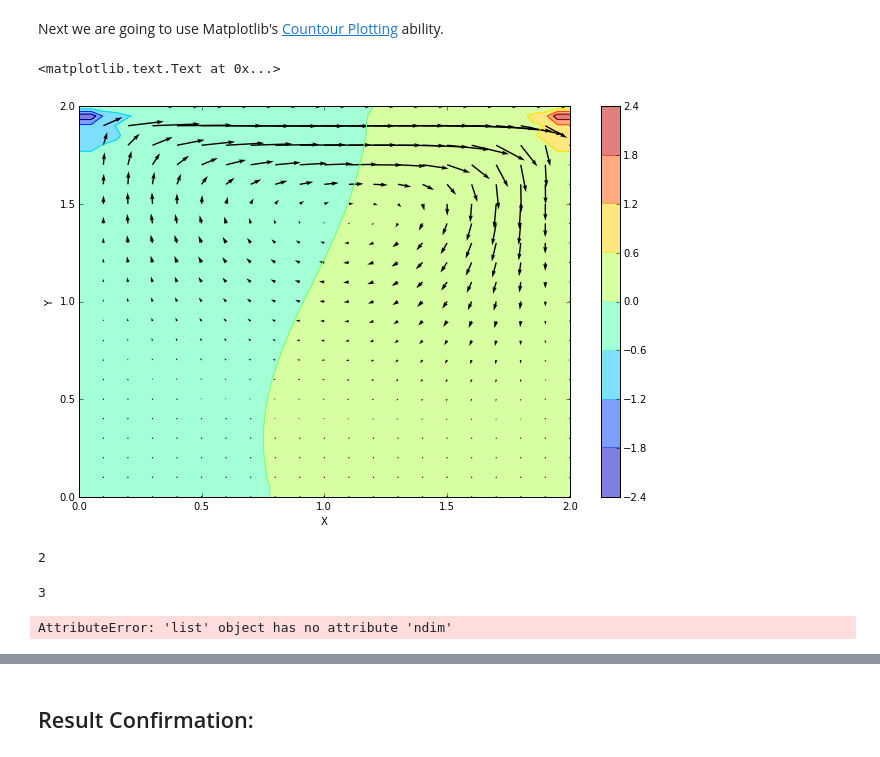
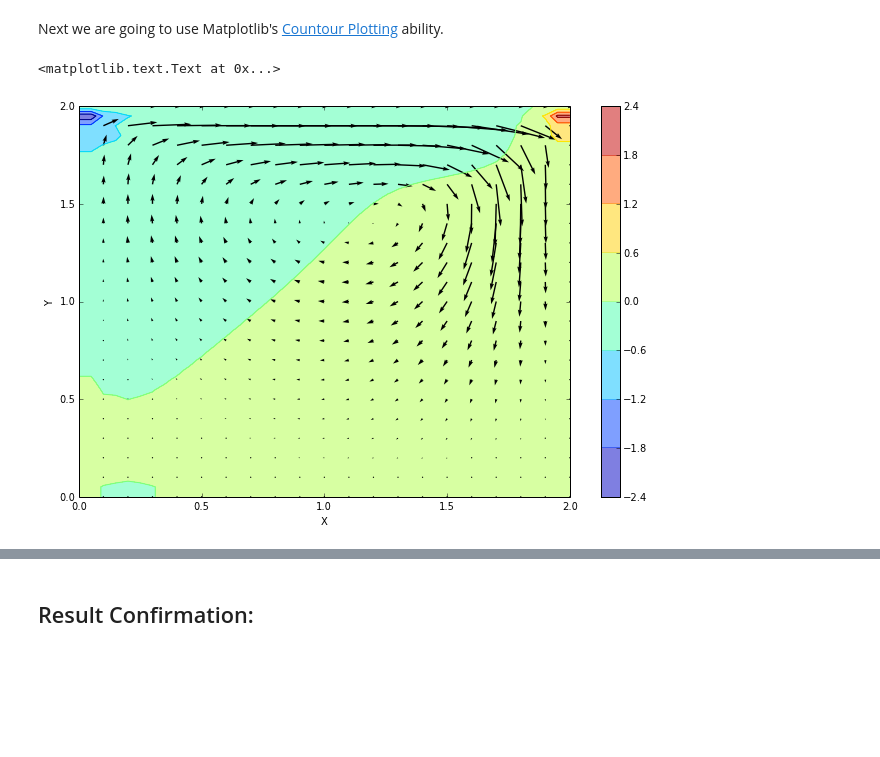
Before and after one commit to cbell14/Navier_Stokes_Acoustics, a Jupyter notebook: Final Project -- 2D Finite Difference NS & Acoustic Solver.ipynb, the cells around one changed output, grey strips where cells are left out. Saved outputs shown, nothing was run; the diff lists cells and outputs as text; code cells hidden in the pictures; blank space fills up the shorter version.

Commit message:
Expanded NS results & Vorticity
Added Vorticity and velocity contours, expanded results section for NS

```diff
--- a/Final Project -- 2D Finite Difference NS & Acoustic Solver.ipynb
+++ b/Final Project -- 2D Finite Difference NS & Acoustic Solver.ipynb
@@ -290,10 +290,6 @@ def Burger2D(u, v, P, dt, dx, dy, rho, nu, nt):
             vn[1:-1,1:-1]*(dt/dy)*(vn[1:-1,1:-1] - un[1:-1,0:-2])
         #using 2: because 2 values are clipped in i
 
-        F = np.array([u,v])
-        vort = np.gradient(F) #vorticity
-        #vort = 1
-        #F = 1
 
         u[0,:] = 0 #assign the clipped values
         u[:,0] = 0
@@ -304,35 +300,33 @@ def Burger2D(u, v, P, dt, dx, dy, rho, nu, nt):
         v[:,-1] = 0
         u[-1,:] = 0
 
-    return u, v, P, bn, vort, F
+    #calculating Vorticity (taking the curl)
+    dX = np.gradient(x)
+    dY = np.gradient(y)
+    dV = np.gradient(v)
+    dU = np.gradient(u)
+    V_gradient = dV/dX
+    U_gradient = dU/dY
+
+    Vorticity = V_gradient - U_gradient
+
+    return u, v, P, bn, Vorticity
 # %% [markdown]
 Next we are going to use Matplotlib's [Countour Plotting](http://matplotlib.org/examples/pylab_examples/contour_demo.html) ability.
 # %%
 u = np.zeros((ny,nx))
 v = np.zeros((ny,nx))
 P = np.zeros((ny,nx))
 #b = np.zeros((ny,nx))
-nt = 700
-u, v, P, bn, vorticity, F = Burger2D(u, v, P, dt, dx, dy, rho, nu, nt)
+nt = 1000
+u, v, P, bn, Vorticity = Burger2D(u, v, P, dt, dx, dy, rho, nu, nt)
 fig = plt.figure(figsize=(11,7), dpi=100)
 plt.contourf(X,Y,P,alpha=0.5)    ###plotting the pressure field as a contour
 plt.colorbar()
 plt.contour(X,Y,P)               ###plotting the pressure field outlines
 plt.quiver(X[::2,::2],Y[::2,::2],u[::2,::2],v[::2,::2], units='width') ##plotting velocity
 plt.xlabel('X')
 plt.ylabel('Y')
 # %% [output]
 <matplotlib.text.Text at 0x...>
-[figure, old version]
+[figure, new version]
-# %%
-print u.ndim
-# %% [output]
-2
-# %%
-print F.ndim
-# %% [output]
-3
-# %%
-print vorticity.ndim
-# %% [output]
-AttributeError: 'list' object has no attribute 'ndim'
```
Also changed, not shown: parts of 8 cells of this notebook.
